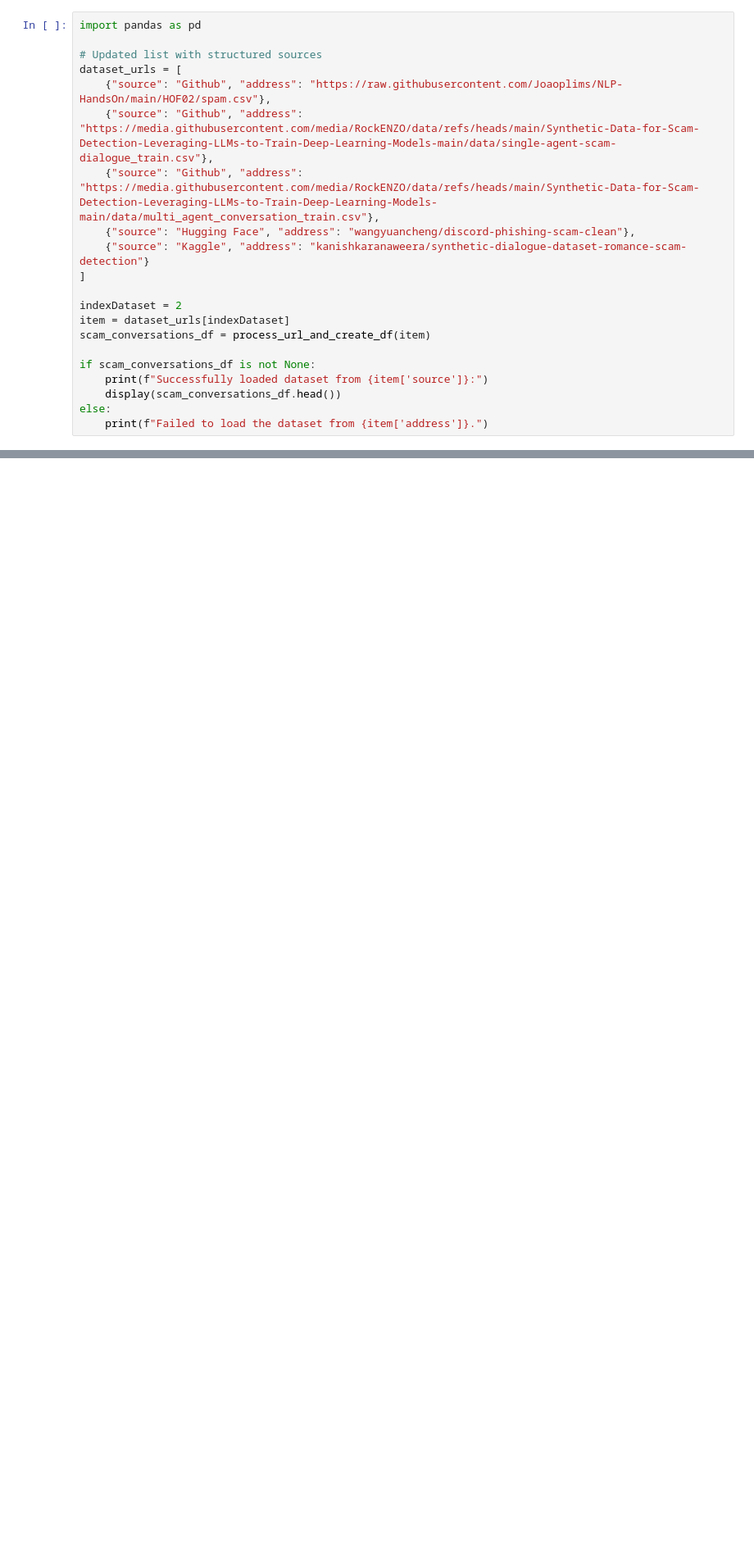
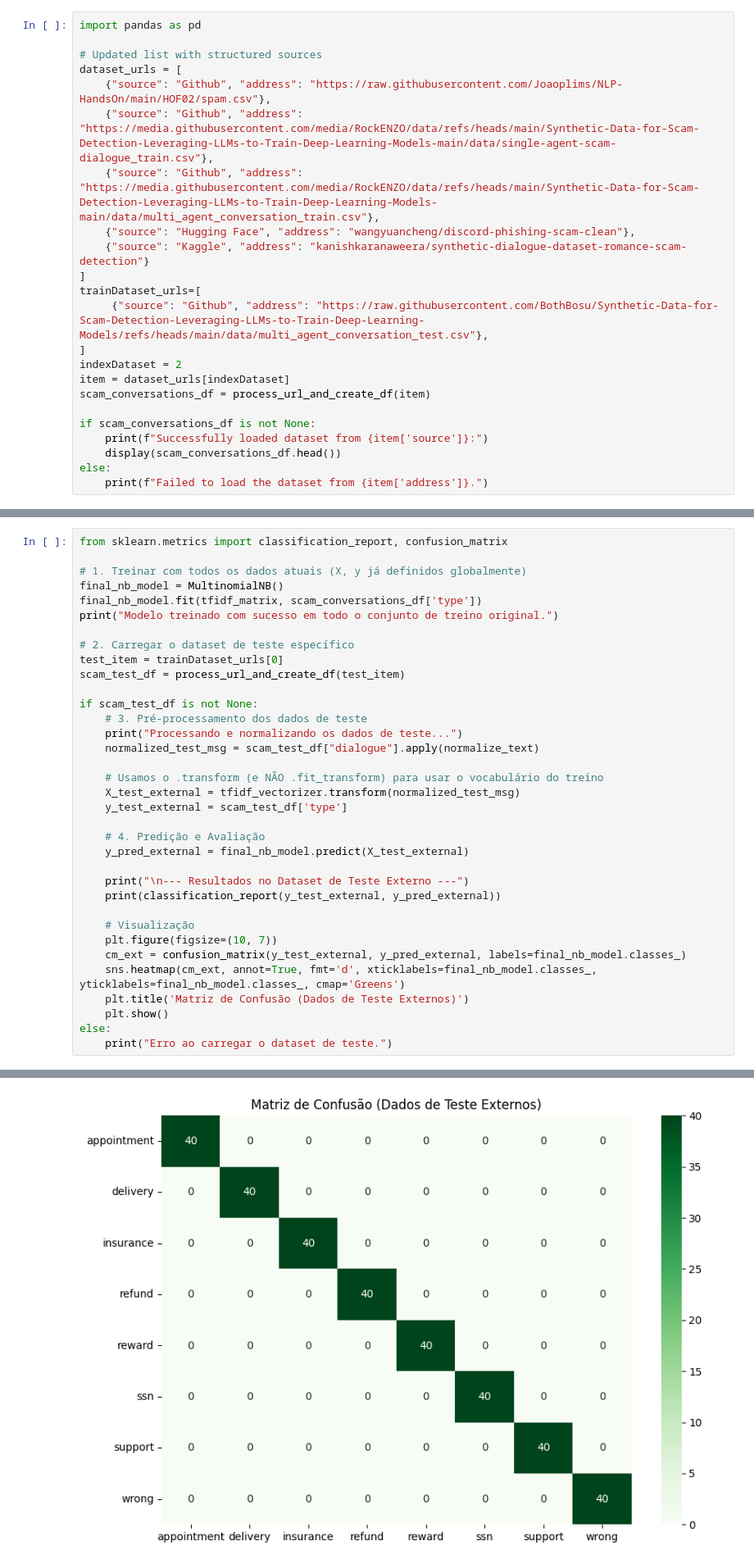
Before and after one commit to Joaoplims/NLP-HandsOn, a Jupyter notebook: HOF02/HOF02_IntentionalityFilter.ipynb, the cells around one changed output, grey strips where cells are left out. Shown at 82% size. Drawn from its saved outputs; the diff is of its cells as text; blank space fills up the shorter version.

```diff
--- a/HOF02/HOF02_IntentionalityFilter.ipynb
+++ b/HOF02/HOF02_IntentionalityFilter.ipynb
@@ -91,7 +91,9 @@ dataset_urls = [
     {"source": "Hugging Face", "address": "wangyuancheng/discord-phishing-scam-clean"},
     {"source": "Kaggle", "address": "kanishkaranaweera/synthetic-dialogue-dataset-romance-scam-detection"}
 ]
-
+trainDataset_urls=[
+     {"source": "Github", "address": "https://raw.githubusercontent.com/BothBosu/Synthetic-Data-for-Scam-Detection-Leveraging-LLMs-to-Train-Deep-Learning-Models/refs/heads/main/data/multi_agent_conversation_test.csv"},
+]
 indexDataset = 2
 item = dataset_urls[indexDataset]
 scam_conversations_df = process_url_and_create_df(item)
@@ -618,0 +428,36 @@ Nomes de classes encontrados no vocabulário do TF-IDF: ['appointment', 'deliver
+# %%
+from sklearn.metrics import classification_report, confusion_matrix
+
+# 1. Treinar com todos os dados atuais (X, y já definidos globalmente)
+final_nb_model = MultinomialNB()
+final_nb_model.fit(tfidf_matrix, scam_conversations_df['type'])
+print("Modelo treinado com sucesso em todo o conjunto de treino original.")
+
+# 2. Carregar o dataset de teste específico
+test_item = trainDataset_urls[0]
+scam_test_df = process_url_and_create_df(test_item)
+
+if scam_test_df is not None:
+    # 3. Pré-processamento dos dados de teste
+    print("Processando e normalizando os dados de teste...")
+    normalized_test_msg = scam_test_df["dialogue"].apply(normalize_text)
+
+    # Usamos o .transform (e NÃO .fit_transform) para usar o vocabulário do treino
+    X_test_external = tfidf_vectorizer.transform(normalized_test_msg)
+    y_test_external = scam_test_df['type']
+
+    # 4. Predição e Avaliação
+    y_pred_external = final_nb_model.predict(X_test_external)
+
+    print("\n--- Resultados no Dataset de Teste Externo ---")
+    print(classification_report(y_test_external, y_pred_external))
+
+    # Visualização
+    plt.figure(figsize=(10, 7))
+    cm_ext = confusion_matrix(y_test_external, y_pred_external, labels=final_nb_model.classes_)
+    sns.heatmap(cm_ext, annot=True, fmt='d', xticklabels=final_nb_model.classes_, yticklabels=final_nb_model.classes_, cmap='Greens')
+    plt.title('Matriz de Confusão (Dados de Teste Externos)')
+    plt.show()
+else:
+    print("Erro ao carregar o dataset de teste.")
+# %% [output]
@@ -618,0 +483 @@ Nomes de classes encontrados no vocabulário do TF-IDF: ['appointment', 'deliver
+[figure, added]
```
Also changed, not shown: parts of 30 cells of this notebook.
